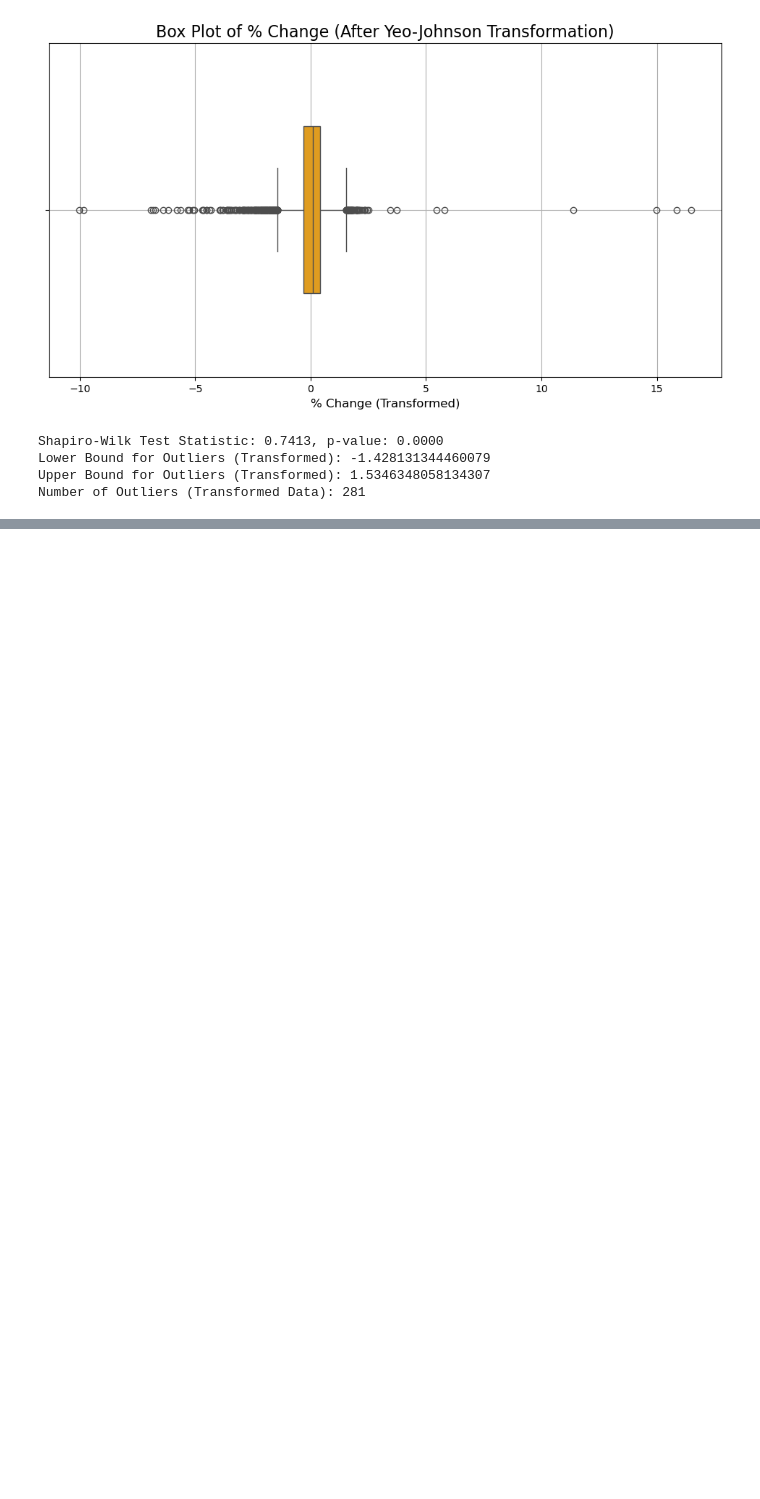
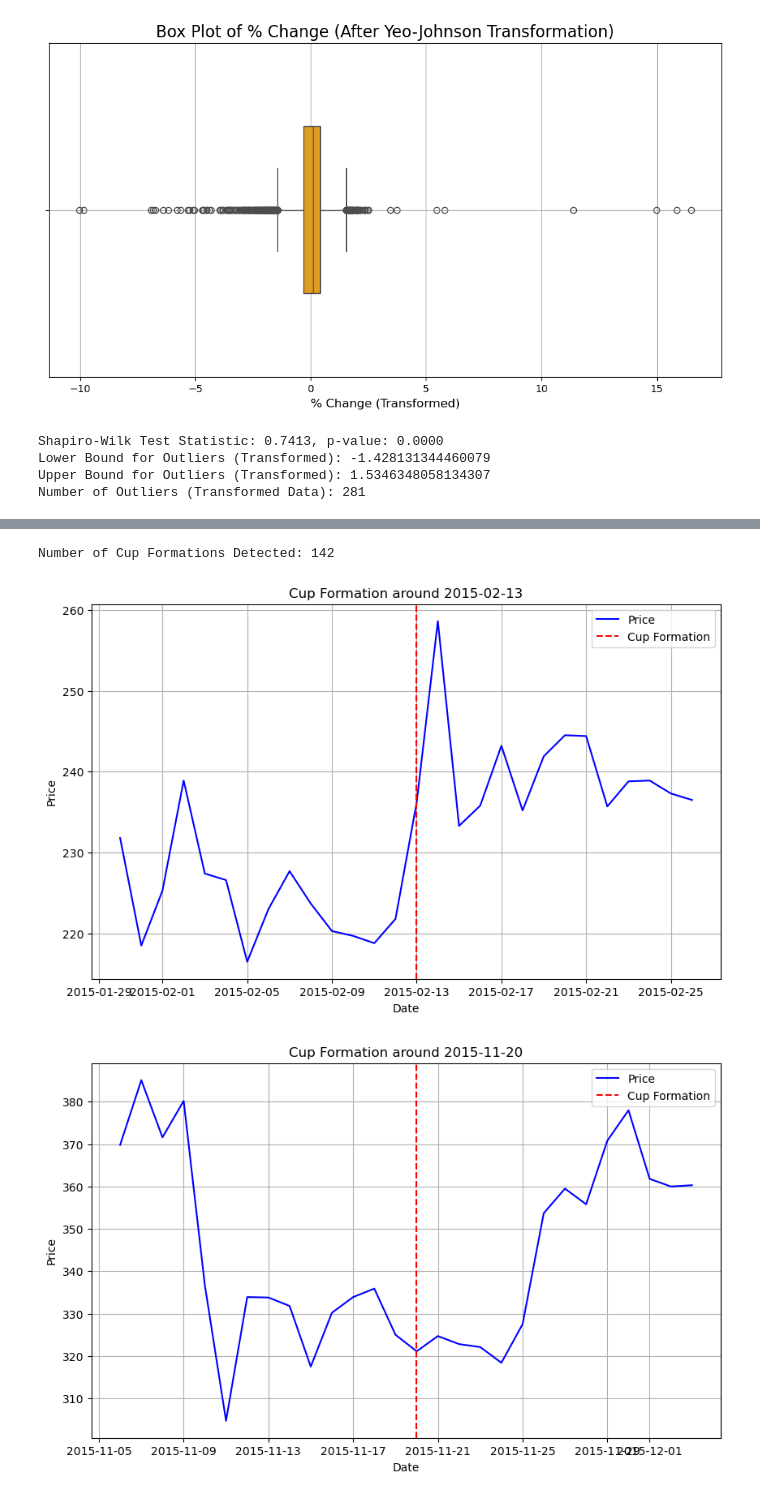
Before and after one commit to ArthurChan-1111/Bitcoin_prediction, a Jupyter notebook: Master_dataset.ipynb, the cells around one changed output, grey strips where cells are left out. Drawn from its saved outputs; the diff is of its cells as text; code cells hidden in the pictures; blank space fills up the shorter version.

Commit message:
Improving in detection on cup and handle signal

```diff
--- a/Master_dataset.ipynb
+++ b/Master_dataset.ipynb
@@ -499,0 +701,28 @@ btc_data.describe().T
+# %%
+# no of count in cup formation
+cup_count = btc_data["Cup_Formation"].sum()
+print(f"Number of Cup Formations Detected: {cup_count}")
+# %% [output]
+Number of Cup Formations Detected: 142
+# %%
+import matplotlib.pyplot as plt
+
+# Iterate through the first 5 points of the cup formation
+for index, row in first_5_cup_signals.iterrows():
+    start_idx = index - 14 if index - 14 >= 0 else 0
+    end_idx = index + 14 if index + 14 < len(btc_data) else len(btc_data) - 1
+    subset = btc_data.iloc[start_idx:end_idx]
+
+    # Plot the price data for the 14-day range
+    plt.figure(figsize=(10, 6))
+    plt.plot(subset["Date"], subset["Price"], label="Price", color="blue")
+    plt.axvline(x=row["Date"], color="red", linestyle="--", label="Cup Formation")
+    plt.title(f"Cup Formation around {row['Date'].date()}")
+    plt.xlabel("Date")
+    plt.ylabel("Price")
+    plt.legend()
+    plt.grid(True)
+    plt.show()
+# %% [output]
+[figure, added]
+[figure, added]
```
Also changed, not shown: parts of 7 cells of this notebook.
